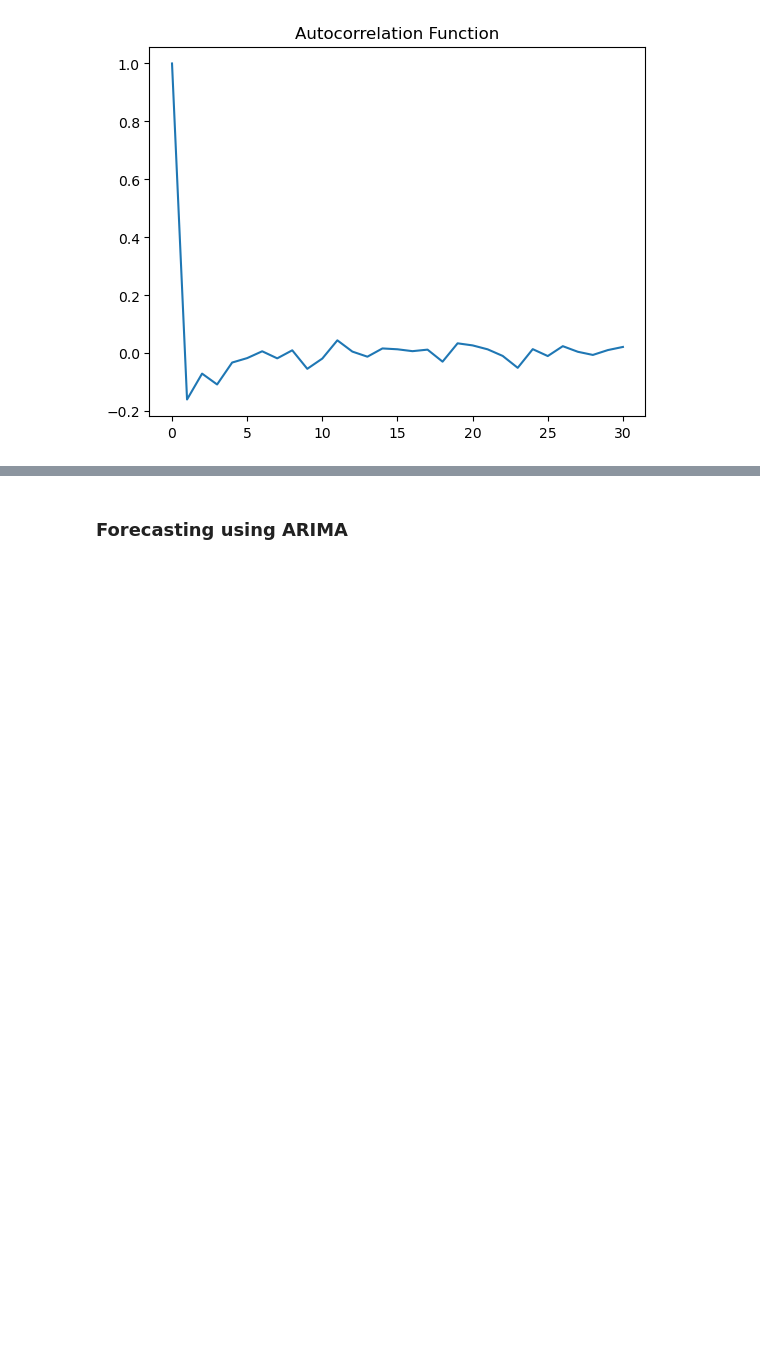
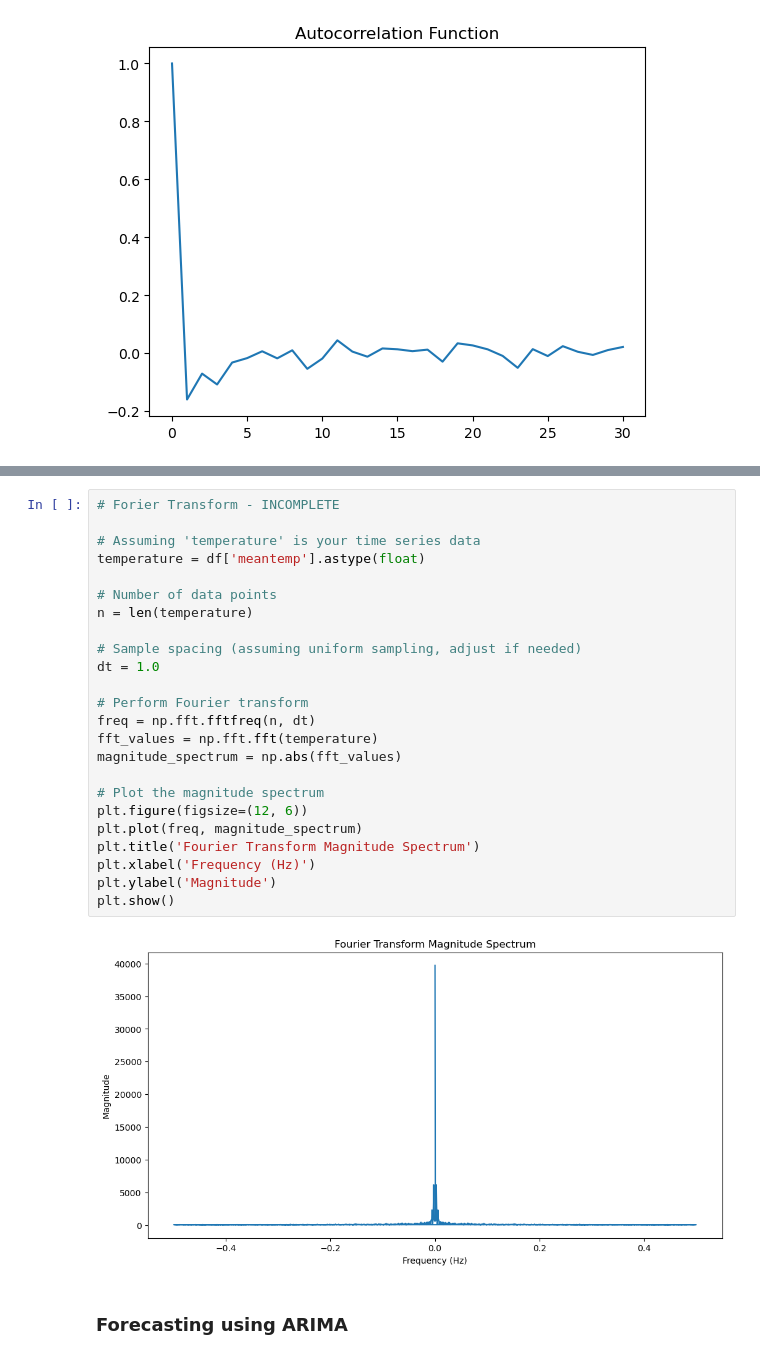
Before and after one commit to gscibi/tutorials, a Jupyter notebook: Time Series/time_series.ipynb, the cells around one changed output, grey strips where cells are left out. Drawn from its saved outputs; the diff is of its cells as text; blank space fills up the shorter version.

Commit message:
added topics - incomplete

```diff
--- a/Time Series/time_series.ipynb
+++ b/Time Series/time_series.ipynb
@@ -157,3 +241,29 @@ Text(0.5, 1.0, 'Autocorrelation Function')
+# %%
+# Forier Transform - INCOMPLETE
+
+# Assuming 'temperature' is your time series data
+temperature = df['meantemp'].astype(float)
+
+# Number of data points
+n = len(temperature)
+
+# Sample spacing (assuming uniform sampling, adjust if needed)
+dt = 1.0
+
+# Perform Fourier transform
+freq = np.fft.fftfreq(n, dt)
+fft_values = np.fft.fft(temperature)
+magnitude_spectrum = np.abs(fft_values)
+
+# Plot the magnitude spectrum
+plt.figure(figsize=(12, 6))
+plt.plot(freq, magnitude_spectrum)
+plt.title('Fourier Transform Magnitude Spectrum')
+plt.xlabel('Frequency (Hz)')
+plt.ylabel('Magnitude')
+plt.show()
+# %% [output]
+[figure, added]
 # %% [markdown]
 ### Forecasting using ARIMA
 # %%
```
Also changed, not shown: parts of 7 cells of this notebook, 1 other file.
